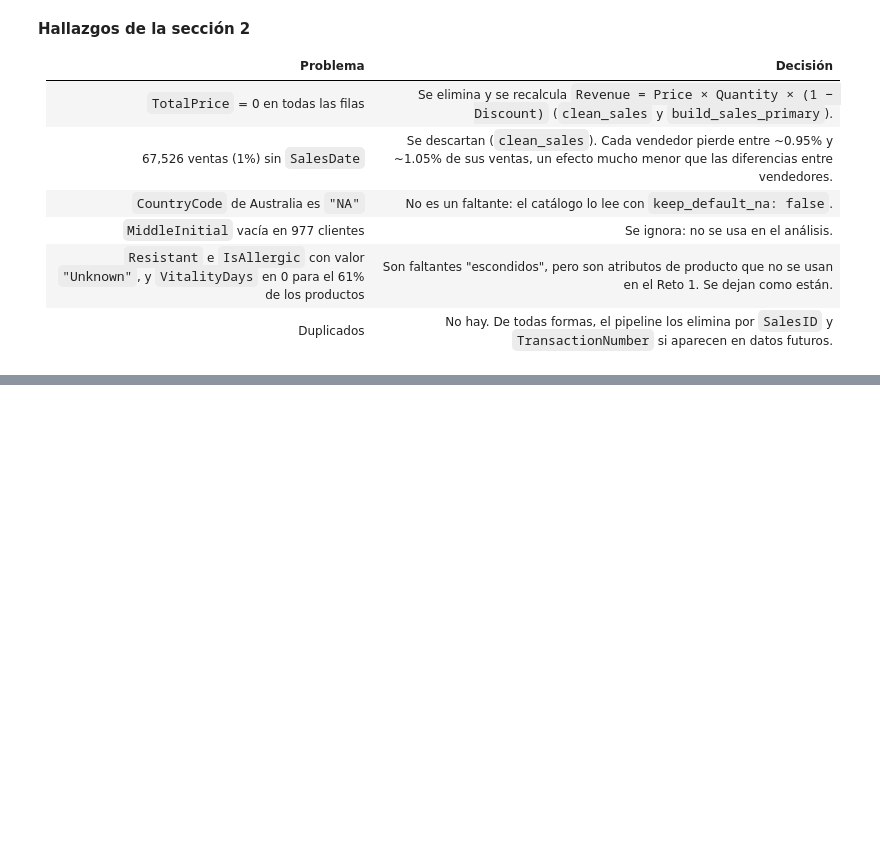
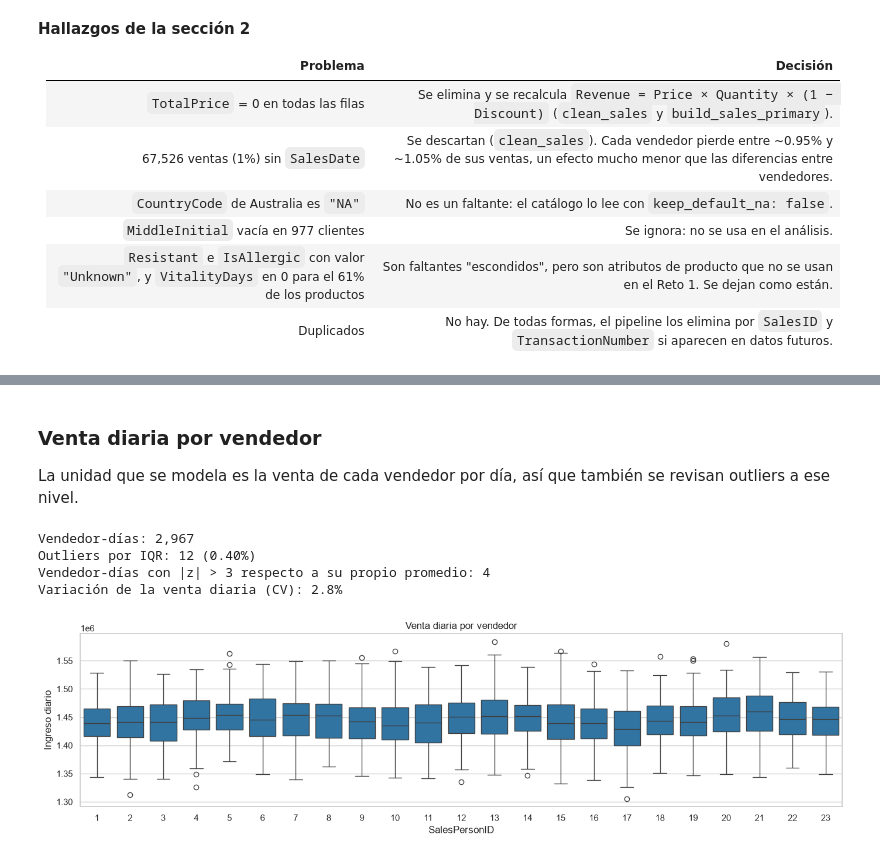
Before and after one commit to Cynthiss/ML-Proyecto-Final, a Jupyter notebook: notebooks/01_exploracion.ipynb, the cells around one changed output, grey strips where cells are left out. Cells and saved outputs as stored; diff of their text form; code cells hidden in the pictures; blank space fills up the shorter version.

```diff
--- a/notebooks/01_exploracion.ipynb
+++ b/notebooks/01_exploracion.ipynb
@@ -338,0 +428,37 @@ VitalityDays = 0: 61% de los productos
+# %% [markdown]
+### Venta diaria por vendedor
+
+La unidad que se modela es la venta de cada vendedor por día, así que también se revisan outliers a ese nivel.
+# %%
+seller_day = (
+    df.groupby(["SalesPersonID", df["SalesDate"].dt.normalize()])["Revenue"]
+    .sum()
+    .rename("Revenue")
+)
+z = seller_day.groupby(level=0).transform(lambda s: (s - s.mean()) / s.std())
+
+fig, ax = plt.subplots(figsize=(14, 4))
+sns.boxplot(
+    data=seller_day.reset_index(),
+    x="SalesPersonID",
+    y=seller_day.name,
+    ax=ax,
+    color="tab:blue",
+)
+ax.set_title("Venta diaria por vendedor")
+ax.set_ylabel("Ingreso diario")
+fig.tight_layout()
+
+out = iqr_outliers(seller_day)
+print(f"Vendedor-días: {len(seller_day):,}")
+print(f"Outliers por IQR: {out['outliers']} ({out['% outliers']:.2f}%)")
+print(f"Vendedor-días con |z| > 3 respecto a su propio promedio: {(z.abs() > 3).sum()}")
+print(
+    f"Variación de la venta diaria (CV): {100 * seller_day.std() / seller_day.mean():.1f}%"
+)
+# %% [output]
+Vendedor-días: 2,967
+Outliers por IQR: 12 (0.40%)
+Vendedor-días con |z| > 3 respecto a su propio promedio: 4
+Variación de la venta diaria (CV): 2.8%
+[figure, added]
```
Also changed, not shown: parts of 8 cells of this notebook.
